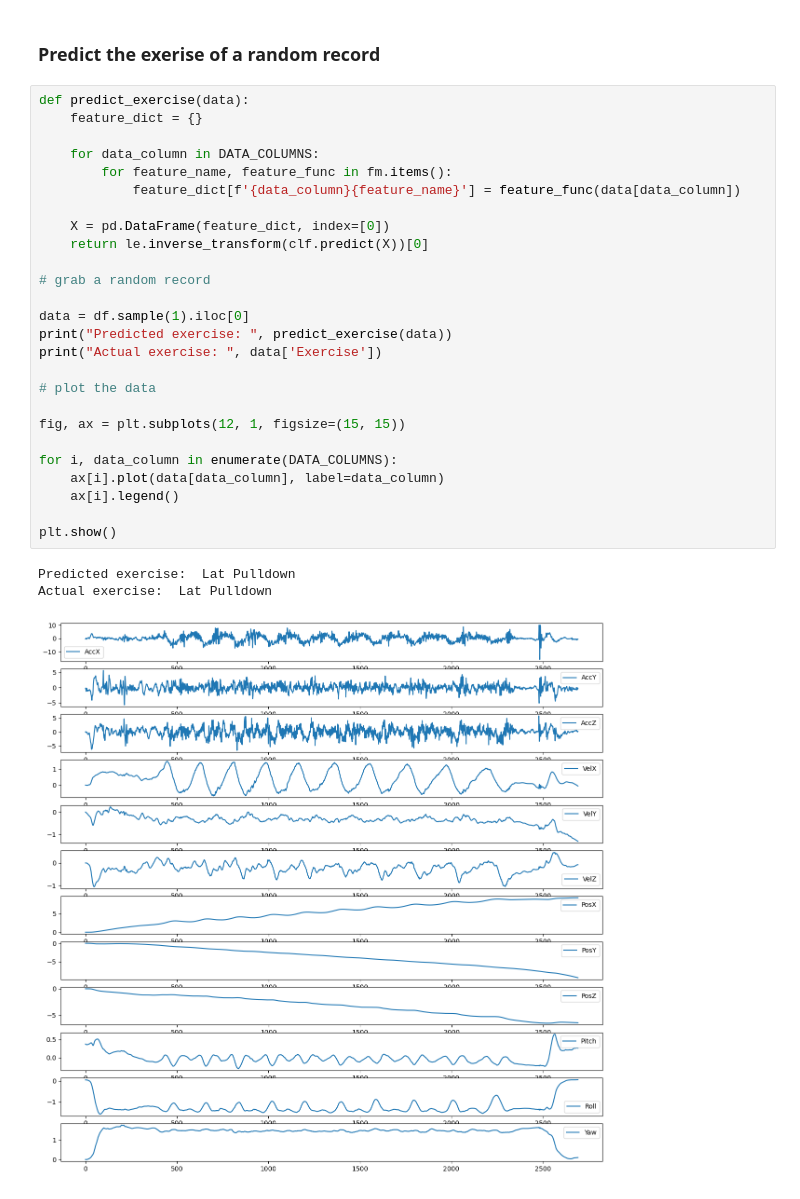
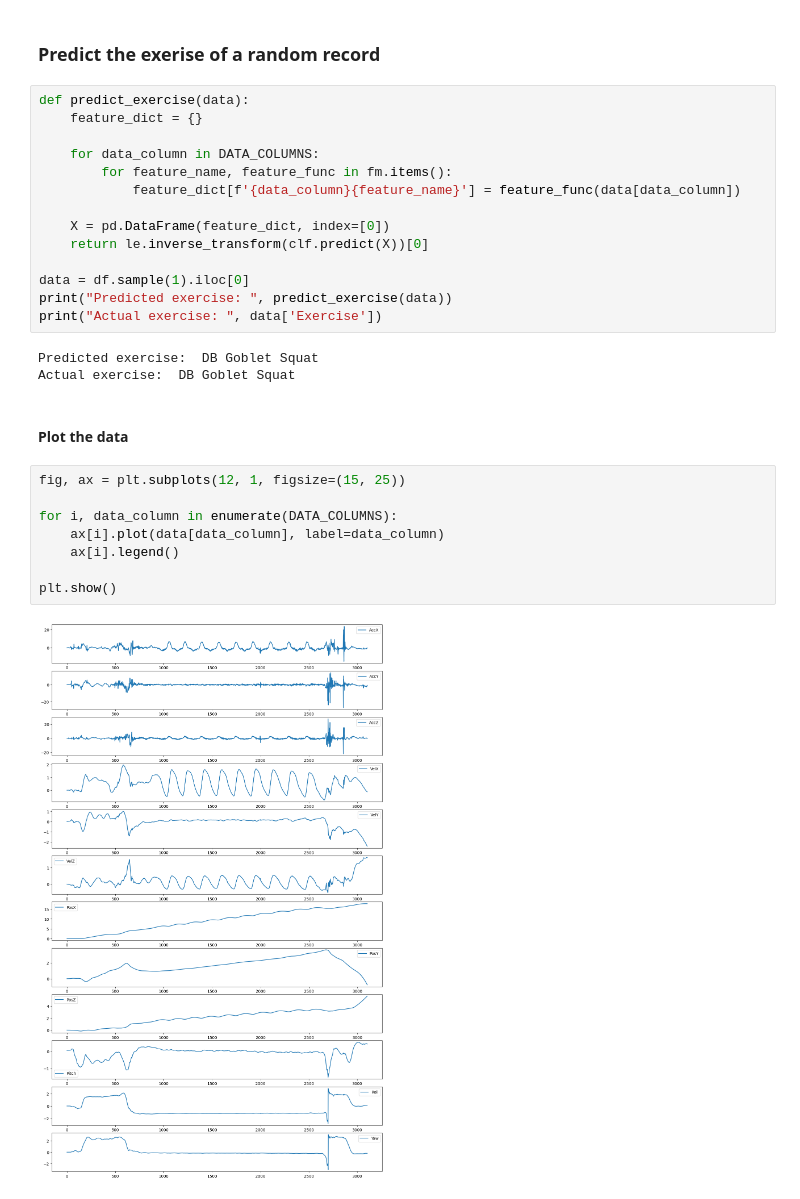
Before and after one commit to KeenanMcConkey/BarPathModel, a Jupyter notebook: BarPathModelTesting.ipynb, the cells around one changed output. Saved outputs shown, nothing was run; the diff lists cells and outputs as text.

```diff
--- a/BarPathModelTesting.ipynb
+++ b/BarPathModelTesting.ipynb
@@ -172,22 +172,21 @@ def predict_exercise(data):
     X = pd.DataFrame(feature_dict, index=[0])
     return le.inverse_transform(clf.predict(X))[0]
 
-# grab a random record
-
 data = df.sample(1).iloc[0]
 print("Predicted exercise: ", predict_exercise(data))
 print("Actual exercise: ", data['Exercise'])
-
-# plot the data
-
-fig, ax = plt.subplots(12, 1, figsize=(15, 15))
-
-for i, data_column in enumerate(DATA_COLUMNS):
-    ax[i].plot(data[data_column], label=data_column)
-    ax[i].legend()
-
-plt.show()
 # %% [output]
-Predicted exercise:  Lat Pulldown
-Actual exercise:  Lat Pulldown
+Predicted exercise:  DB Goblet Squat
+Actual exercise:  DB Goblet Squat
-[figure, removed]
+# %% [markdown]
+#### Plot the data
+# %%
+fig, ax = plt.subplots(12, 1, figsize=(15, 25))
+
+for i, data_column in enumerate(DATA_COLUMNS):
+    ax[i].plot(data[data_column], label=data_column)
+    ax[i].legend()
+
+plt.show()
+# %% [output]
+[figure, added]
```
Also changed, not shown: 1 other file.
